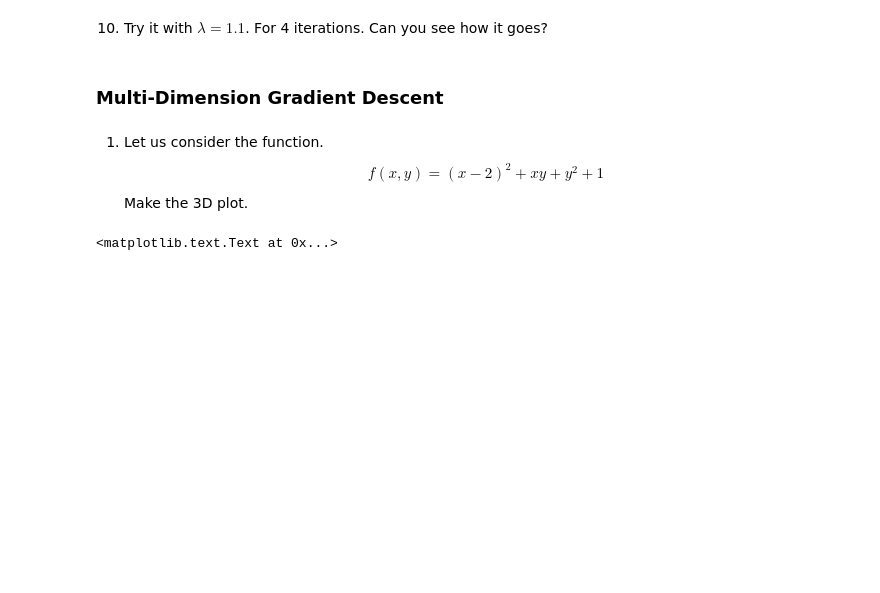
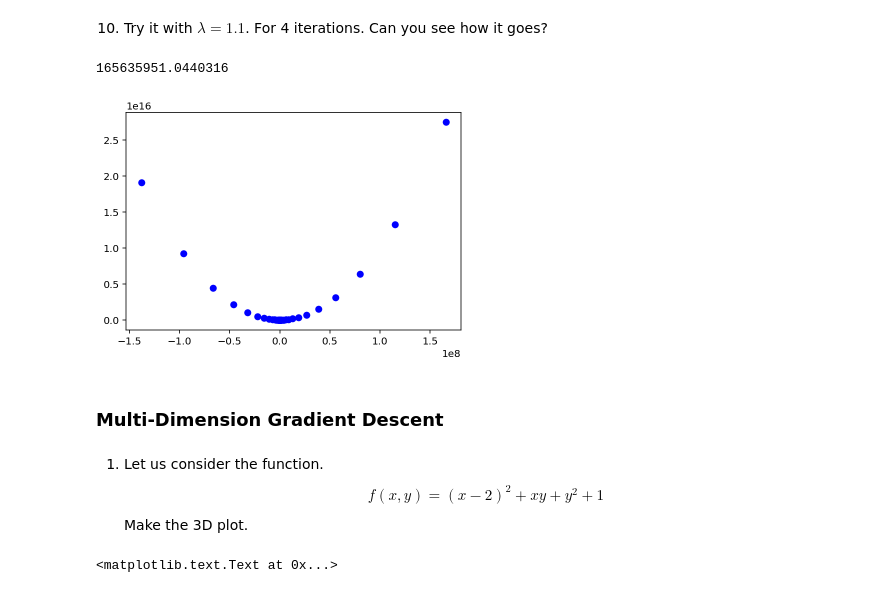
Before and after one commit to MUIC-Numerical-Methods-2018/Exercise-5, a Jupyter notebook: 05 Gradient Descent.ipynb, the cells around one changed output. Cells and saved outputs as stored; diff of their text form; code cells hidden in the pictures; blank space fills up the shorter version.

```diff
--- a/05 Gradient Descent.ipynb
+++ b/05 Gradient Descent.ipynb
@@ -65,5 +95,17 @@ plt.plot(xs, ys, 'ob')
 # %% [markdown]
 10) Try it with $\lambda = 1.1$. For 4 iterations. Can you see how it goes?
+# %%
+xxs = np.linspace(0,4)
+plt.plot(xxs, f(xxs),'-r')
+x, xs = gradient_descent(df, x0=4, lmb=1.1, n=100)
+
+ys = f(xs)
+
+plt.plot(xs, ys, 'ob')
+print(x)
+# %% [output]
+165635951.0440316
+[figure, added]
 # %% [markdown]
 ### Multi-Dimension Gradient Descent
 # %% [markdown]
```
Also changed, not shown: parts of 3 cells of this notebook.
